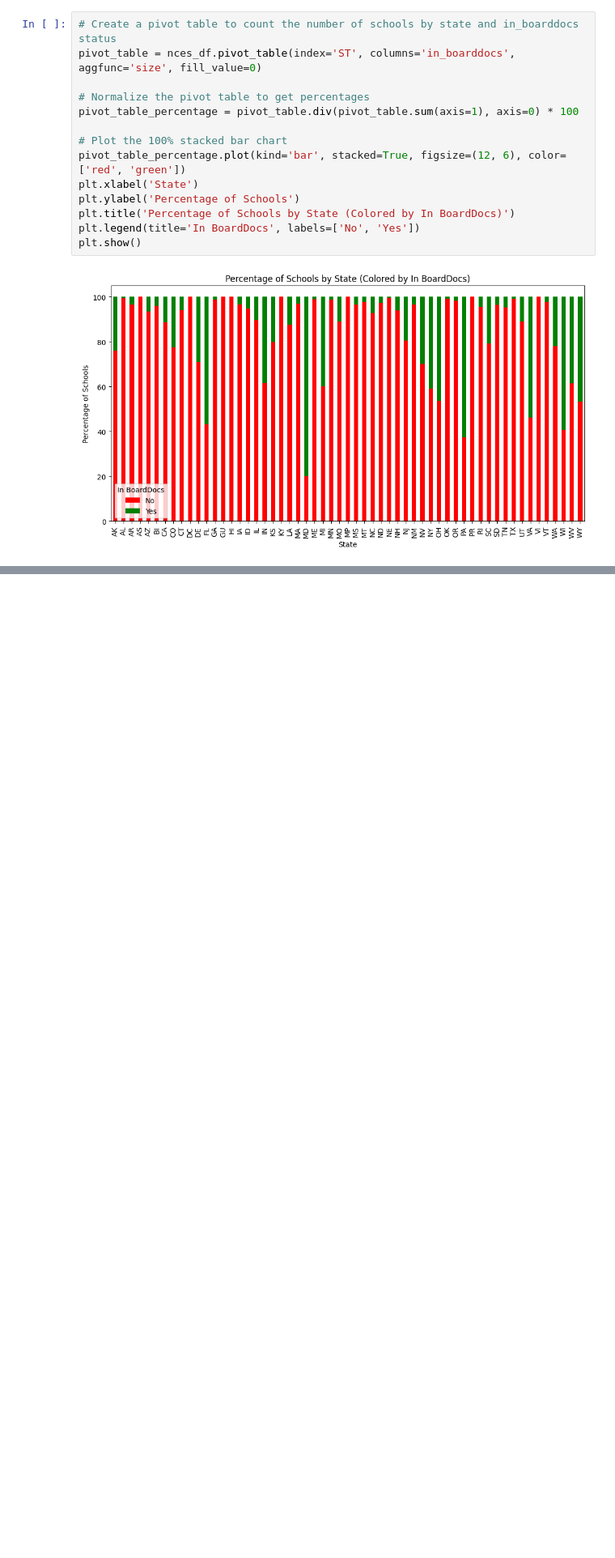
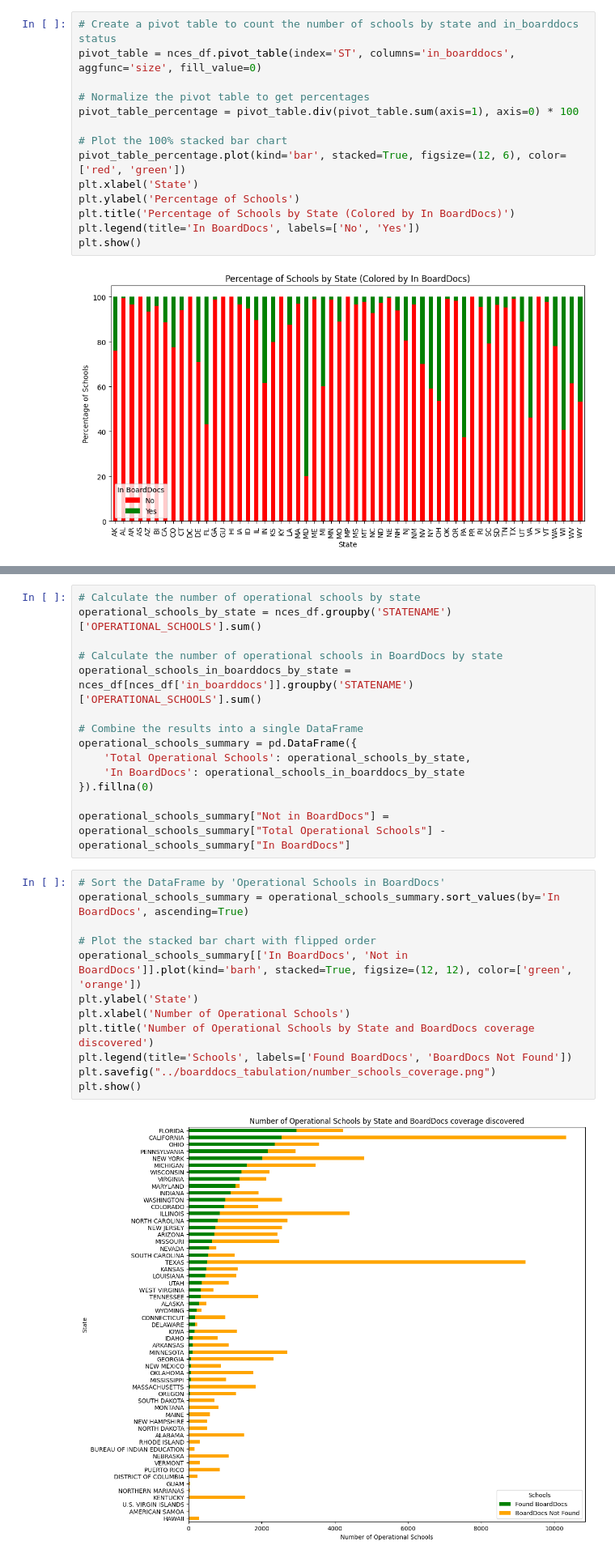
Before and after one commit to audrey-tan/cepr_boarddocs, a Jupyter notebook: misc/compare_number_schools.ipynb, the cells around one changed output, grey strips where cells are left out. Shown: that part at 81% size. Drawn from its saved outputs; the diff is of its cells as text; blank space fills up the shorter version.

```diff
--- a/misc/compare_number_schools.ipynb
+++ b/misc/compare_number_schools.ipynb
@@ -251,0 +253,28 @@ plt.show()
+# %%
+# Calculate the number of operational schools by state
+operational_schools_by_state = nces_df.groupby('STATENAME')['OPERATIONAL_SCHOOLS'].sum()
+
+# Calculate the number of operational schools in BoardDocs by state
+operational_schools_in_boarddocs_by_state = nces_df[nces_df['in_boarddocs']].groupby('STATENAME')['OPERATIONAL_SCHOOLS'].sum()
+
+# Combine the results into a single DataFrame
+operational_schools_summary = pd.DataFrame({
+    'Total Operational Schools': operational_schools_by_state,
+    'In BoardDocs': operational_schools_in_boarddocs_by_state
+}).fillna(0)
+
+operational_schools_summary["Not in BoardDocs"] = operational_schools_summary["Total Operational Schools"] - operational_schools_summary["In BoardDocs"]
+# %%
+# Sort the DataFrame by 'Operational Schools in BoardDocs'
+operational_schools_summary = operational_schools_summary.sort_values(by='In BoardDocs', ascending=True)
+
+# Plot the stacked bar chart with flipped order
+operational_schools_summary[['In BoardDocs', 'Not in BoardDocs']].plot(kind='barh', stacked=True, figsize=(12, 12), color=['green', 'orange'])
+plt.ylabel('State')
+plt.xlabel('Number of Operational Schools')
+plt.title('Number of Operational Schools by State and BoardDocs coverage discovered')
+plt.legend(title='Schools', labels=['Found BoardDocs', 'BoardDocs Not Found'])
+plt.savefig("../boarddocs_tabulation/number_schools_coverage.png")
+plt.show()
+# %% [output]
+[figure, added]
```
Also changed, not shown: parts of 10 cells of this notebook, 5 other files.
